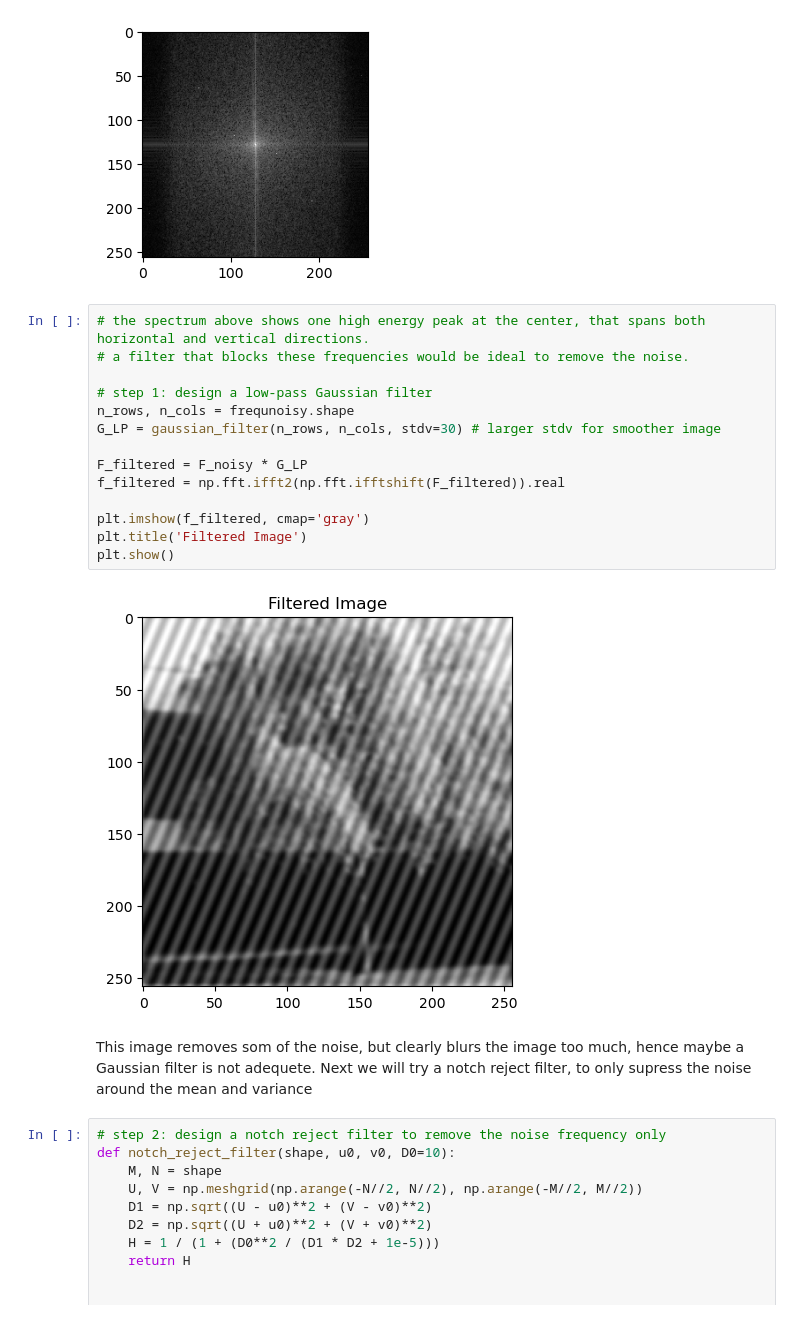
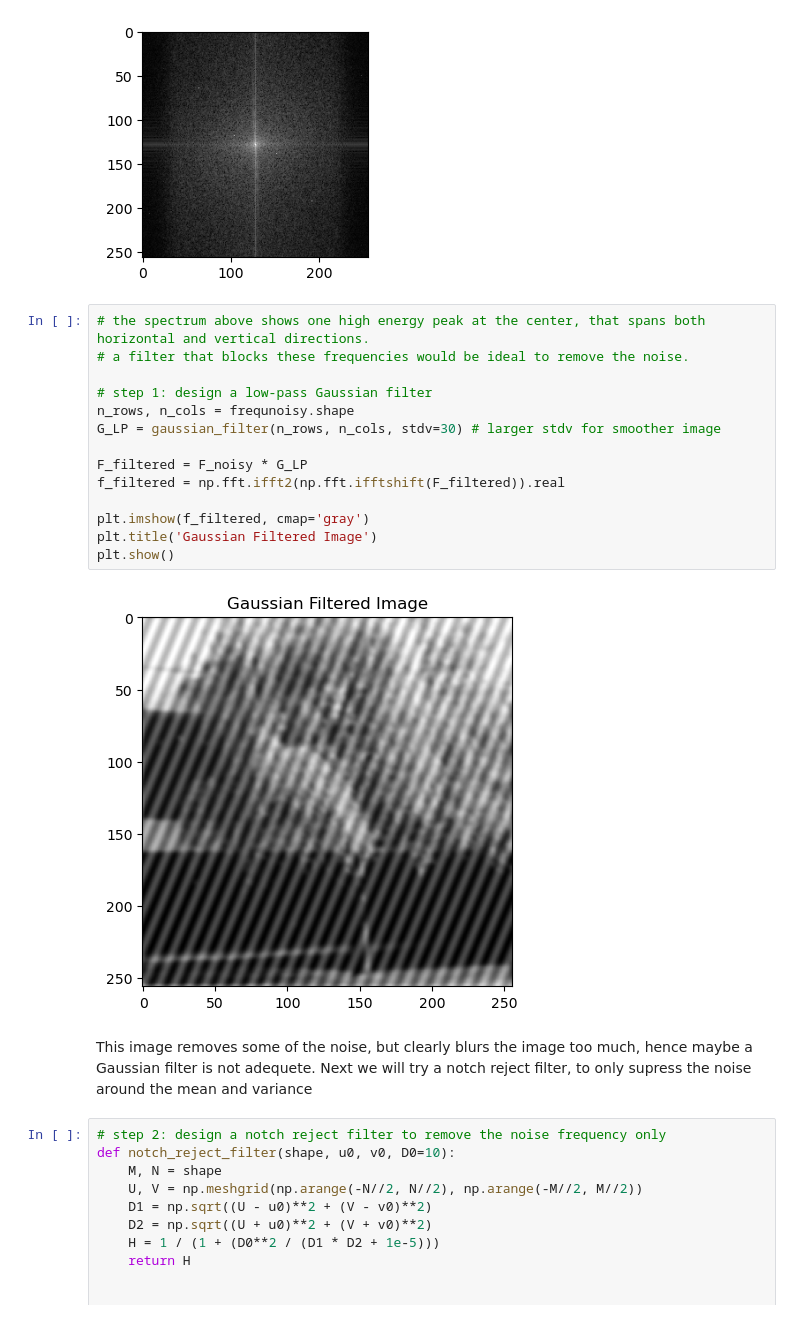
Before and after one commit to adeleyounis/SYDE575, a Jupyter notebook: Lab 3/lab3.ipynb, the cells around one changed output. Cells and saved outputs as stored; diff of their text form.

```diff
--- a/Lab 3/lab3.ipynb
+++ b/Lab 3/lab3.ipynb
@@ -316,21 +292,21 @@ plt.imshow(mag_F_noisy, cmap='gray')
 # %%
 # the spectrum above shows one high energy peak at the center, that spans both horizontal and vertical directions.
 # a filter that blocks these frequencies would be ideal to remove the noise.
 
 # step 1: design a low-pass Gaussian filter
 n_rows, n_cols = frequnoisy.shape
 G_LP = gaussian_filter(n_rows, n_cols, stdv=30) # larger stdv for smoother image
 
 F_filtered = F_noisy * G_LP
 f_filtered = np.fft.ifft2(np.fft.ifftshift(F_filtered)).real
 
 plt.imshow(f_filtered, cmap='gray')
-plt.title('Filtered Image')
+plt.title('Gaussian Filtered Image')
 plt.show()
 # %% [output]
-[figure, old version]
+[figure, new version]
 # %% [markdown]
-This image removes som of the noise, but clearly blurs the image too much, hence maybe a Gaussian filter is not adequete. Next we will try a notch reject filter, to only supress the noise around the mean and variance
+This image removes some of the noise, but clearly blurs the image too much, hence maybe a Gaussian filter is not adequete. Next we will try a notch reject filter, to only supress the noise around the mean and variance
 # %%
 # step 2: design a notch reject filter to remove the noise frequency only
 def notch_reject_filter(shape, u0, v0, D0=10):
```
Also changed, not shown: parts of 11 cells of this notebook.
